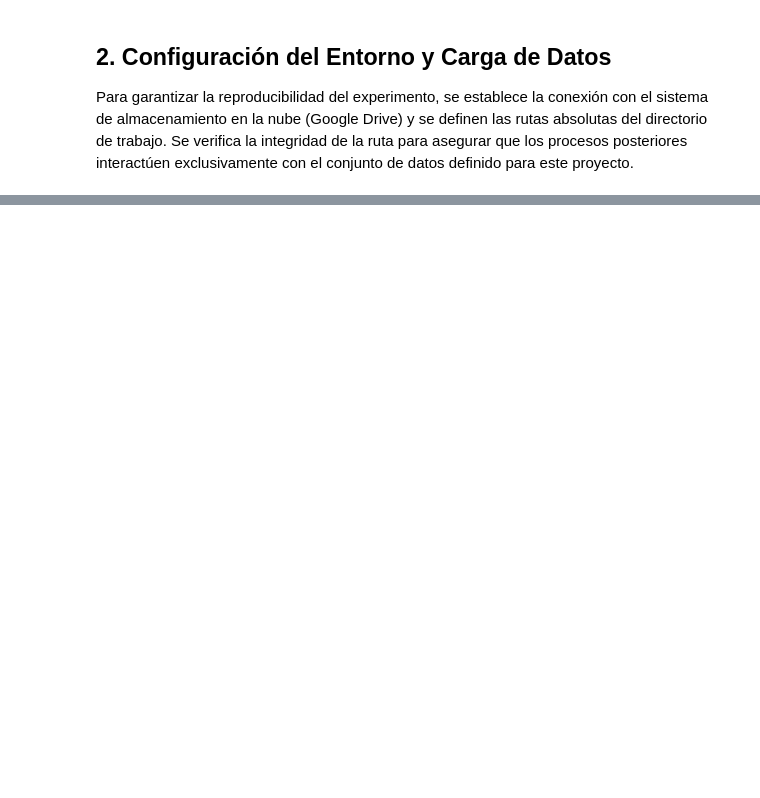
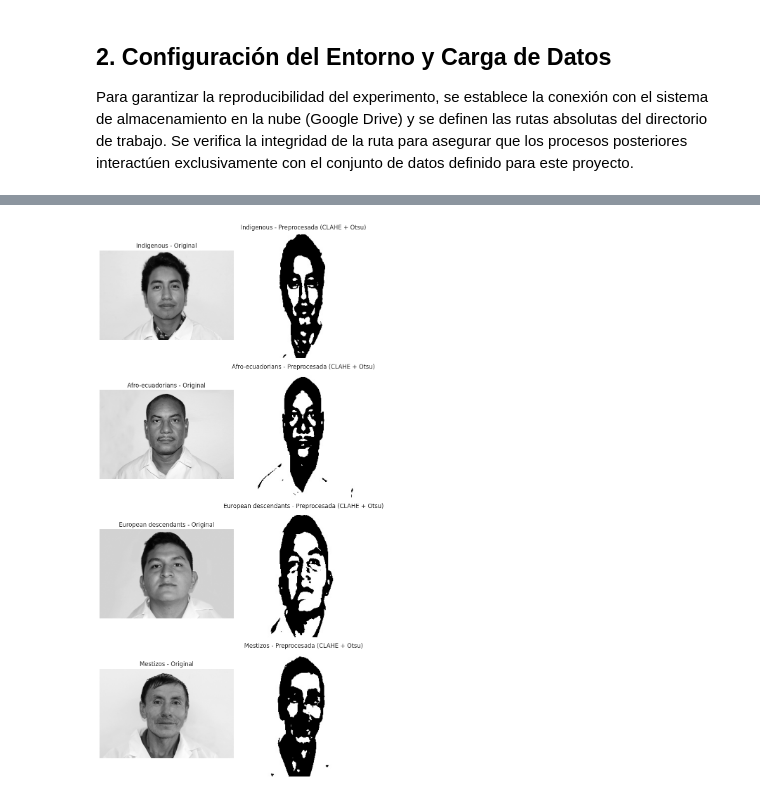
Before and after one commit to Nihilyteo/Integrador-EthnicEcuadorian-Clasificador, a Jupyter notebook: Integrador.ipynb, the cells around one changed output, grey strips where cells are left out. Saved outputs shown, nothing was run; the diff lists cells and outputs as text; code cells hidden in the pictures; blank space fills up the shorter version.

```diff
--- a/Integrador.ipynb
+++ b/Integrador.ipynb
@@ -761,0 +336,98 @@ Descriptor  Clasificador Accuracy Global Tiempo (s)
+# %%
+# Definir las rutas donde se guardarán las imágenes procesadas
+PREPROCESSED_PATH = os.path.join(OUTPUT_PATH, 'preprocesadas')
+PREPROCESSED_CLAHE_PATH = os.path.join(OUTPUT_PATH, 'preprocesadas_clahe')
+os.makedirs(PREPROCESSED_PATH, exist_ok=True)
+os.makedirs(PREPROCESSED_CLAHE_PATH, exist_ok=True)
+
+DIMENSION_OBJETIVO = (256, 256)
+
+def preprocesar_y_guardar(argumentos):
+    """
+    Función vectorizada y optimizada para procesar una sola imagen.
+    Guarda DOS versiones: la binarizada (Otsu) y la de contraste mejorado (CLAHE, sin binarizar).
+    """
+    ruta_img, ruta_salida_bin, ruta_salida_clahe = argumentos
+
+    img = cv2.imread(ruta_img, cv2.IMREAD_GRAYSCALE)
+    if img is None:
+        return False
+
+    img_resized = cv2.resize(img, DIMENSION_OBJETIVO, interpolation=cv2.INTER_AREA)
+    img_blur = cv2.bilateralFilter(img_resized, d=5, sigmaColor=50, sigmaSpace=50)
+
+    clahe = cv2.createCLAHE(clipLimit=2.0, tileGridSize=(8,8))
+    img_clahe = clahe.apply(img_blur)
+
+    _, img_umbral = cv2.threshold(img_clahe, 0, 255, cv2.THRESH_BINARY + cv2.THRESH_OTSU)
+
+    cv2.imwrite(ruta_salida_bin, img_umbral)
+    cv2.imwrite(ruta_salida_clahe, img_clahe)
+    return True
+
+tareas = []
+clases = [d for d in os.listdir(DATASET_PATH) if os.path.isdir(os.path.join(DATASET_PATH, d)) and d.lower() != 'metadata']
+
+for clase in clases:
+    ruta_clase_origen = os.path.join(DATASET_PATH, clase)
+    ruta_clase_destino_bin = os.path.join(PREPROCESSED_PATH, clase)
+    ruta_clase_destino_clahe = os.path.join(PREPROCESSED_CLAHE_PATH, clase)
+    os.makedirs(ruta_clase_destino_bin, exist_ok=True)
+    os.makedirs(ruta_clase_destino_clahe, exist_ok=True)
+
+    imagenes = glob.glob(os.path.join(ruta_clase_origen, '**', '*.[jJ][pP][gG]'), recursive=True)
+
+    # Filtrar SOLO las imágenes que quedaron seleccionadas tras el balanceo (Meta 3.1)
+    nombres_permitidos = NOMBRES_BALANCEADOS.get(clase, set())
+    imagenes = [p for p in imagenes if Path(p).name in nombres_permitidos]
+
+    for img_path in imagenes:
+        nombre_archivo = Path(img_path).name
+        ruta_salida_bin = os.path.join(ruta_clase_destino_bin, nombre_archivo)
+        ruta_salida_clahe = os.path.join(ruta_clase_destino_clahe, nombre_archivo)
+        tareas.append((img_path, ruta_salida_bin, ruta_salida_clahe))
+
+print(f"Iniciando preprocesamiento en paralelo de {len(tareas)} imágenes (subconjunto balanceado)...")
+inicio = time.time()
+
+exitosos = 0
+with ThreadPoolExecutor(max_workers=os.cpu_count()) as executor:
+    resultados = executor.map(preprocesar_y_guardar, tareas)
+    exitosos = sum(1 for res in resultados if res)
+
+tiempo_total = time.time() - inicio
+print(f"✓ Preprocesamiento completado.")
+print(f"  - Imágenes procesadas exitosamente: {exitosos}/{len(tareas)}")
+print(f"  - Tiempo de ejecución: {tiempo_total:.2f} segundos.")
+print(f"  - Destino: {PREPROCESSED_PATH}")
+
+print("Generando comparacion visual antes/despues del preprocesamiento...")
+
+muestras_clases = clases[:4] if len(clases) >= 4 else clases
+fig, axes = plt.subplots(len(muestras_clases), 2, figsize=(8, 4 * len(muestras_clases)))
+if len(muestras_clases) == 1:
+    axes = axes.reshape(1, 2)
+
+for idx, clase in enumerate(muestras_clases):
+    ruta_clase_prep = os.path.join(PREPROCESSED_PATH, clase)
+    imgs_prep = glob.glob(os.path.join(ruta_clase_prep, '*.[jJ][pP][gG]'))
+    if not imgs_prep:
+        continue
+    img_original = cv2.imread(imgs_prep[0].replace(PREPROCESSED_PATH, DATASET_PATH), cv2.IMREAD_GRAYSCALE)
+    img_procesada = cv2.imread(imgs_prep[0], cv2.IMREAD_GRAYSCALE)
+
+    if img_original is not None:
+        axes[idx, 0].imshow(img_original, cmap='gray')
+    axes[idx, 0].set_title(f'{clase} - Original')
+    axes[idx, 0].axis('off')
+
+    if img_procesada is not None:
+        axes[idx, 1].imshow(img_procesada, cmap='gray')
+    axes[idx, 1].set_title(f'{clase} - Preprocesada (CLAHE + Otsu)')
+    axes[idx, 1].axis('off')
+
+plt.tight_layout()
+plt.savefig(os.path.join(OUTPUT_PATH, 'comparacion_antes_despues.png'), dpi=150)
+plt.show()
+print(f"Comparacion guardada en: {os.path.join(OUTPUT_PATH, 'comparacion_antes_despues.png')}")
+# %% [output]
@@ -761,0 +440 @@ Descriptor  Clasificador Accuracy Global Tiempo (s)
+[figure, added]
```
Also changed, not shown: parts of 46 cells of this notebook.
